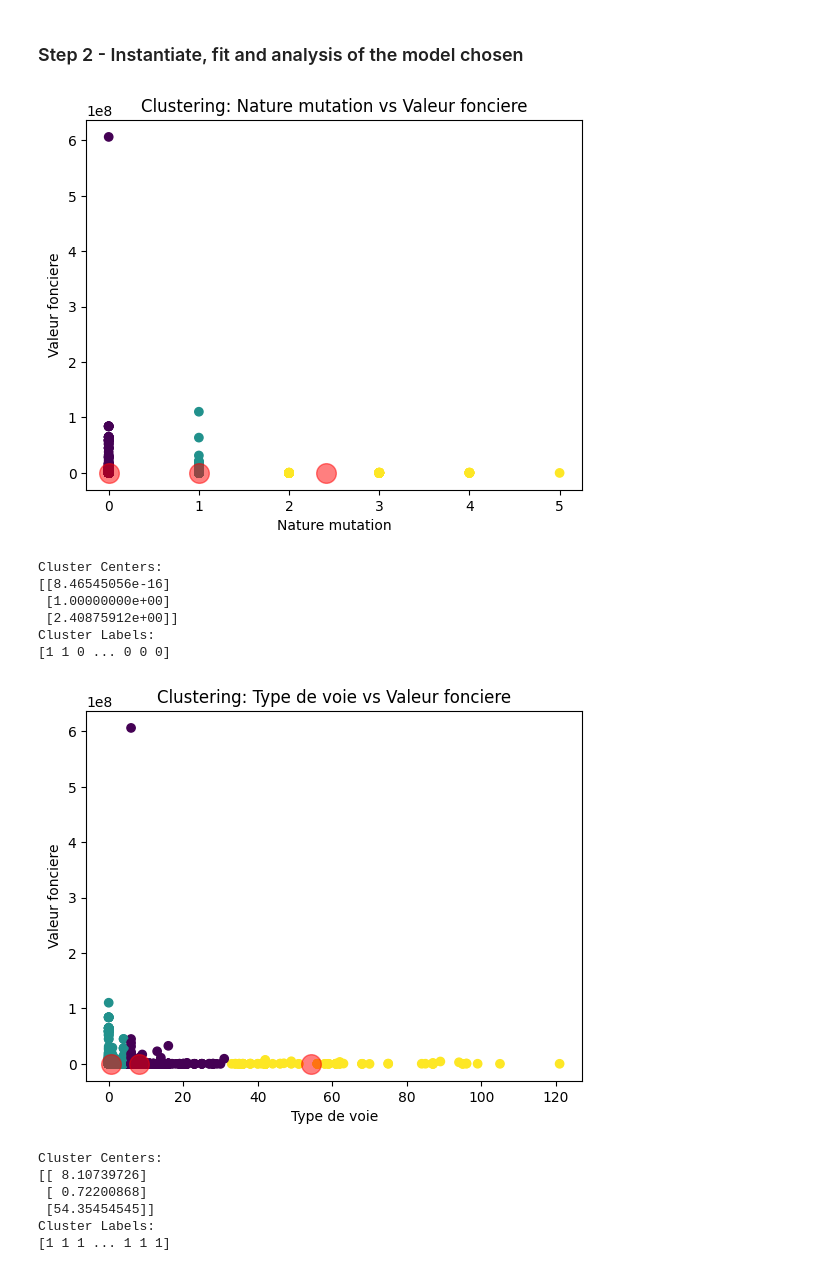
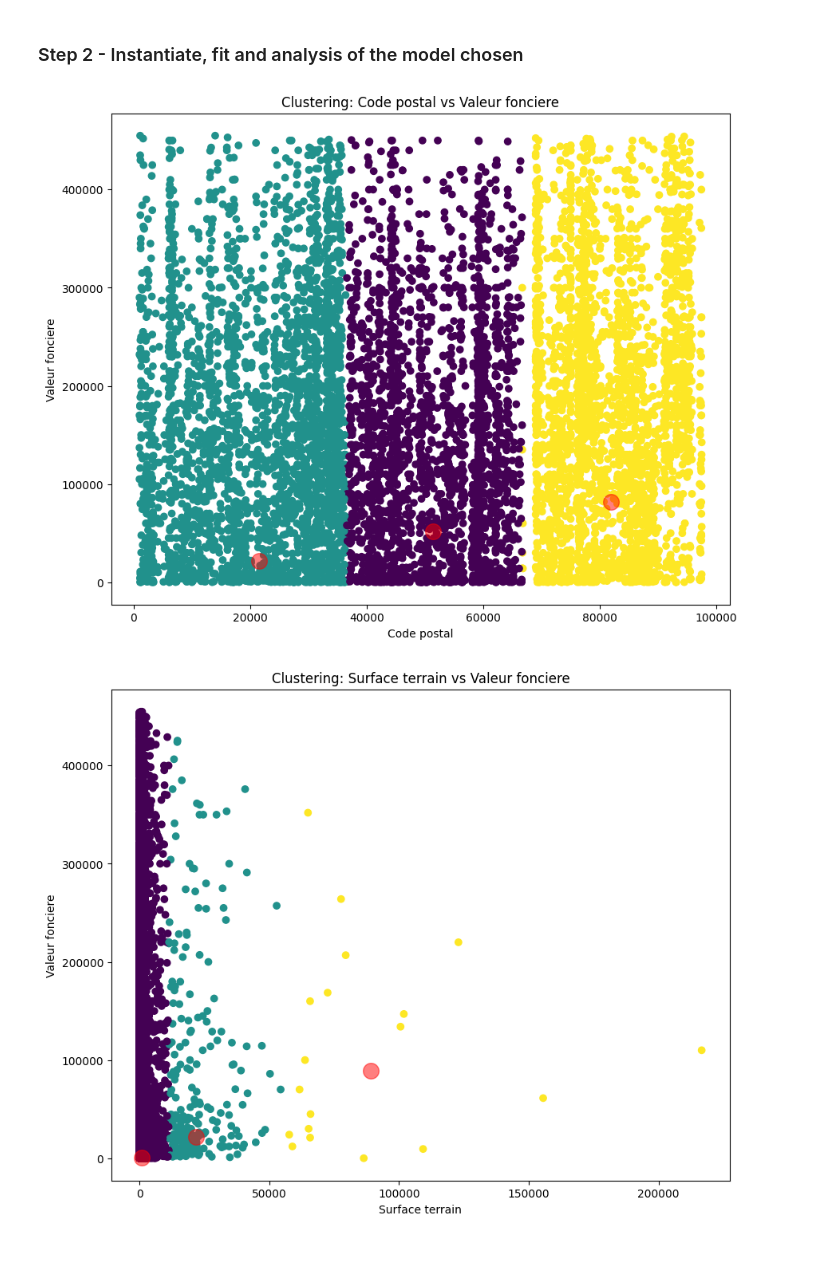
Before and after one commit to PaulZaman/HousePricing, a Jupyter notebook: UnsupervisedML.ipynb, the cells around one changed output. Cells and saved outputs as stored; diff of their text form; code cells hidden in the pictures.

```diff
--- a/UnsupervisedML.ipynb
+++ b/UnsupervisedML.ipynb
@@ -16,6 +16,9 @@ from scipy.cluster.hierarchy import dendrogram, linkage
 # Importing the dataset
 data = pd.read_csv("data/cleaned_data.csv")
 
+# remove the highest 10% values for "Valeur fonciere"
+data = data[data["Valeur fonciere"] < data["Valeur fonciere"].quantile(0.85)]
+
 # Extract the "valeur foncière" column
 target_column = "Valeur fonciere"
 y = data[target_column]
@@ -23,50 +26,35 @@ y = data[target_column]
 ### Step 2 - Instantiate, fit and analysis of the model chosen
 # %%
 # Iterate over each column (except the target column)
+column_intersting = ['Nombre de lots totale', 'Surface terrain', 'Code postal']
 for column in data.columns:
-    if column != target_column:
+    n_init = 10
+    if column != target_column and column in column_intersting:
         # Extract the column
         X = data[column]
 
         # Reshape the data for KMeans input
         X = X.values.reshape(-1, 1)
 
         # Instantiate the KMeans model with the desired number of clusters
         kmeans = KMeans(n_clusters=3, random_state=42)
 
         # Fit the model to your data
         kmeans.fit(X)
 
         # Get the cluster labels for each data point
         cluster_labels = kmeans.labels_
         # Get the coordinates of the cluster centers
         cluster_centers = kmeans.cluster_centers_
 
         # Visualize the clusters
+        plt.figure(figsize=(10, 8))
         plt.scatter(X, y, c=cluster_labels)
         plt.xlabel(column)
         plt.ylabel(target_column)
         plt.title(f"Clustering: {column} vs {target_column}")
         plt.scatter(cluster_centers, cluster_centers, c="red", s=200, alpha=0.5)
         plt.show()
-
-        # Print cluster centers and labels
-        print("Cluster Centers:")
-        print(cluster_centers)
-        print("Cluster Labels:")
-        print(cluster_labels)
 # %% [output]
-[figure, old version]
+[figure, new version]
-Cluster Centers:
-[[8.46545056e-16]
- [1.00000000e+00]
- [2.40875912e+00]]
-Cluster Labels:
-[1 1 0 ... 0 0 0]
-[figure, old version]
+[figure, new version]
-Cluster Centers:
-[[ 8.10739726]
- [ 0.72200868]
- [54.35454545]]
-Cluster Labels:
-[1 1 1 ... 1 1 1]
```
Also changed, not shown: parts of 3 cells of this notebook, 1 other file.
